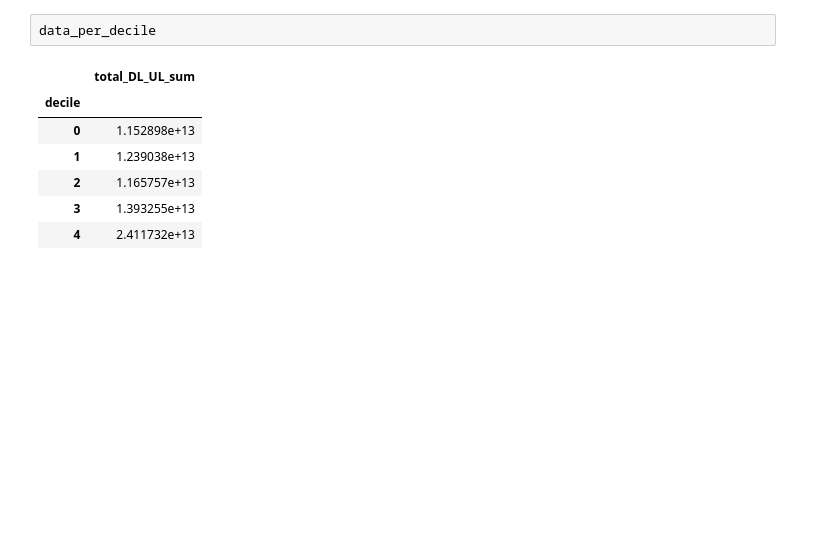
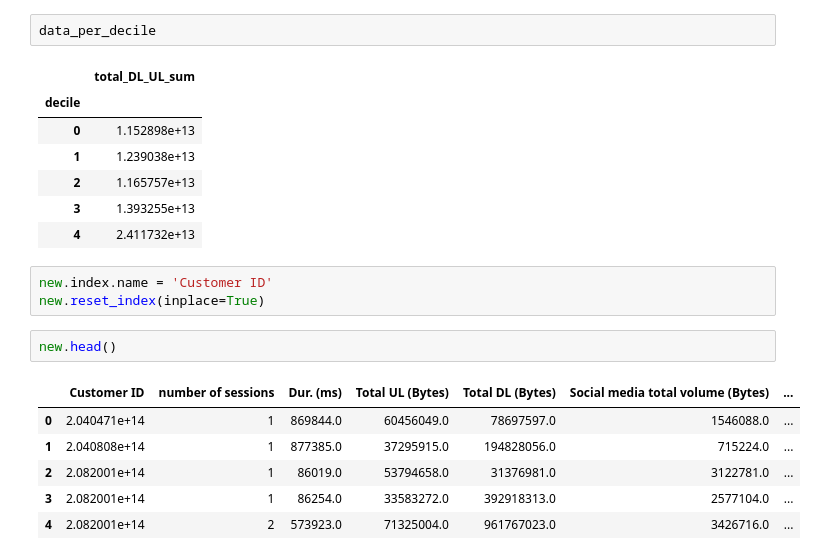
Before and after one commit to maxi1571/Telecommunication-User-Analytics, a Jupyter notebook: notebooks/data_analysis.ipynb, the cells around one changed output. Cells and saved outputs as stored; diff of their text form; blank space fills up the shorter version.

```diff
--- a/notebooks/data_analysis.ipynb
+++ b/notebooks/data_analysis.ipynb
@@ -572,3 +572,15 @@ data_per_decile
 | 2 | 1.165757e+13 |
 | 3 | 1.393255e+13 |
 | 4 | 2.411732e+13 |
+# %%
+new.index.name = 'Customer ID'
+new.reset_index(inplace=True)
+# %%
+new.head()
+# %% [output]
+|  | Customer ID | number of sessions | Dur. (ms) | Total UL (Bytes) | Total DL (Bytes) | Social media total volume (Bytes) | ... |
+| 0 | 2.040471e+14 | 1 | 869844.0 | 60456049.0 | 78697597.0 | 1546088.0 | ... |
+| 1 | 2.040808e+14 | 1 | 877385.0 | 37295915.0 | 194828056.0 | 715224.0 | ... |
+| 2 | 2.082001e+14 | 1 | 86019.0 | 53794658.0 | 31376981.0 | 3122781.0 | ... |
+| 3 | 2.082001e+14 | 1 | 86254.0 | 33583272.0 | 392918313.0 | 2577104.0 | ... |
+| 4 | 2.082001e+14 | 2 | 573923.0 | 71325004.0 | 961767023.0 | 3426716.0 | ... |
```
Also changed, not shown: parts of 3 cells of this notebook.
